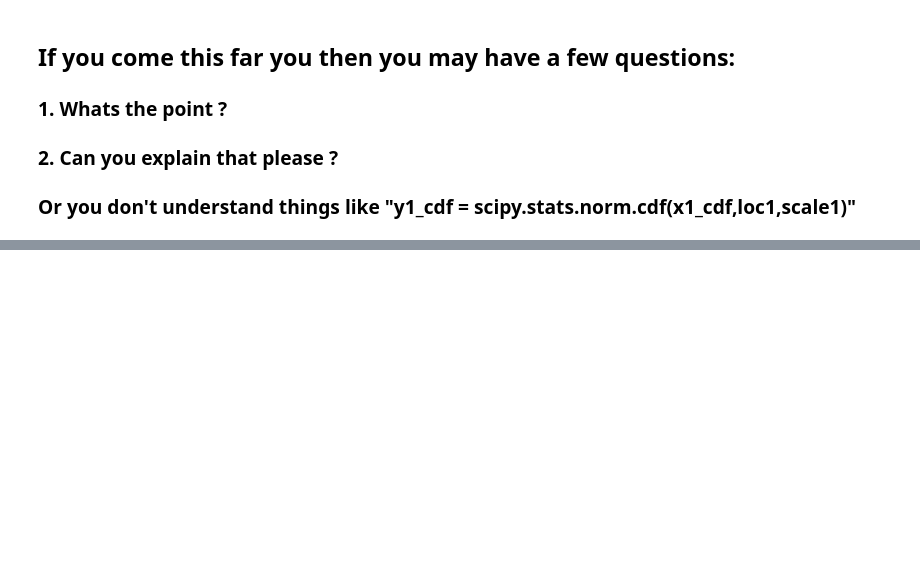
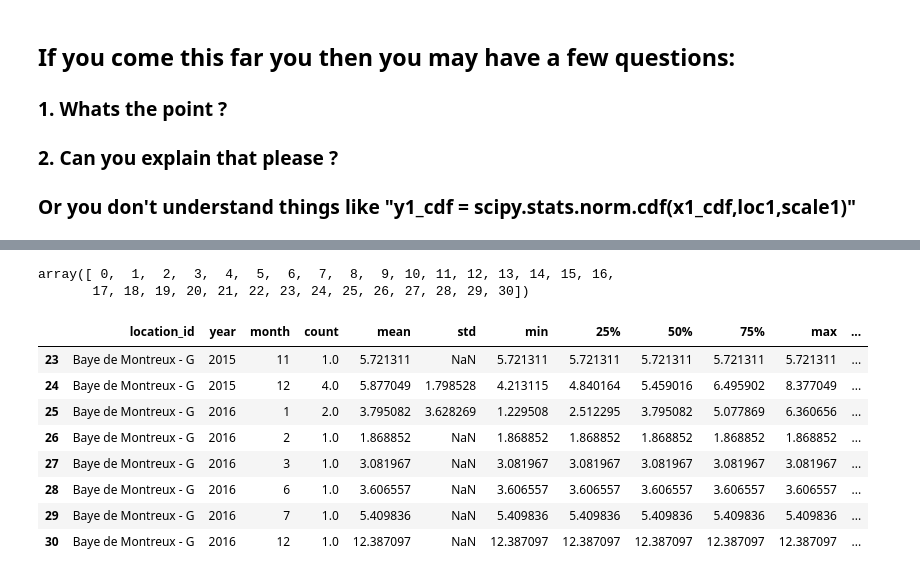
Before and after one commit to GaryHDA/notes, a Jupyter notebook: notes-hammerdirt.ch/Beach-Litter home.ipynb, the cells around one changed output, grey strips where cells are left out. Saved outputs shown, nothing was run; the diff lists cells and outputs as text; code cells hidden in the pictures; blank space fills up the shorter version.

```diff
--- a/notes-hammerdirt.ch/Beach-Litter home.ipynb
+++ b/notes-hammerdirt.ch/Beach-Litter home.ipynb
@@ -249,0 +291,17 @@ plt.axhline(y=.03, color='r')#<--- this draws a horizontal redline at 3%
+# %%
+box = 12
+b = dfA.copy()
+b1 = b[['date', 'location_id', 'total']].copy()
+b2 = b1.loc[b.location_id.isin(g_all['Lac Léman'])]
+# def box()
+b_1 = b['total'].groupby([b2.date.dt.year, b2.date.dt.month]).describe()
+b_1.index.rename(['year', 'month',], inplace=True)
+b_1.reset_index(inplace=True)
+b_1['year'] = b_1['year'].astype(int)
+b_1['month'] = b_1['month'].astype(int)
+b_1['m_y'] = list(zip(b_1.month, b_1.year))
+bx1 = b_1.loc[box]
+want = ['m_y', 'min', '25%', '50%', '75%', 'max']
+b_date = str(mon_dict[bx1.m_y[0]]) +'-'+ str(bx1.m_y[1])
+bx_ix = [b_date, bx1[want[1]], bx1[want[2]], bx1[want[3]], bx1[want[4]], bx1[want[5]]]
+bx_ix
@@ -249,0 +330,19 @@ plt.axhline(y=.03, color='r')#<--- this draws a horizontal redline at 3%
+# %%
+cc = len(b_1['m_y'])
+dd = np.arange(cc)
+dd
+# %% [output]
+array([ 0,  1,  2,  3,  4,  5,  6,  7,  8,  9, 10, 11, 12, 13, 14, 15, 16,
+       17, 18, 19, 20, 21, 22, 23, 24, 25, 26, 27, 28, 29, 30])
+# %%
+b_1.loc[b_1.location_id == 'Baye de Montreux - G']
+# %% [output]
+|  | location_id | year | month | count | mean | std | min | 25% | 50% | 75% | max | ... |
+| 23 | Baye de Montreux - G | 2015 | 11 | 1.0 | 5.721311 | NaN | 5.721311 | 5.721311 | 5.721311 | 5.721311 | 5.721311 | ... |
+| 24 | Baye de Montreux - G | 2015 | 12 | 4.0 | 5.877049 | 1.798528 | 4.213115 | 4.840164 | 5.459016 | 6.495902 | 8.377049 | ... |
+| 25 | Baye de Montreux - G | 2016 | 1 | 2.0 | 3.795082 | 3.628269 | 1.229508 | 2.512295 | 3.795082 | 5.077869 | 6.360656 | ... |
+| 26 | Baye de Montreux - G | 2016 | 2 | 1.0 | 1.868852 | NaN | 1.868852 | 1.868852 | 1.868852 | 1.868852 | 1.868852 | ... |
+| 27 | Baye de Montreux - G | 2016 | 3 | 1.0 | 3.081967 | NaN | 3.081967 | 3.081967 | 3.081967 | 3.081967 | 3.081967 | ... |
+| 28 | Baye de Montreux - G | 2016 | 6 | 1.0 | 3.606557 | NaN | 3.606557 | 3.606557 | 3.606557 | 3.606557 | 3.606557 | ... |
+| 29 | Baye de Montreux - G | 2016 | 7 | 1.0 | 5.409836 | NaN | 5.409836 | 5.409836 | 5.409836 | 5.409836 | 5.409836 | ... |
+| 30 | Baye de Montreux - G | 2016 | 12 | 1.0 | 12.387097 | NaN | 12.387097 | 12.387097 | 12.387097 | 12.387097 | 12.387097 | ... |
```
Also changed, not shown: parts of 13 cells of this notebook, 56 other files.
